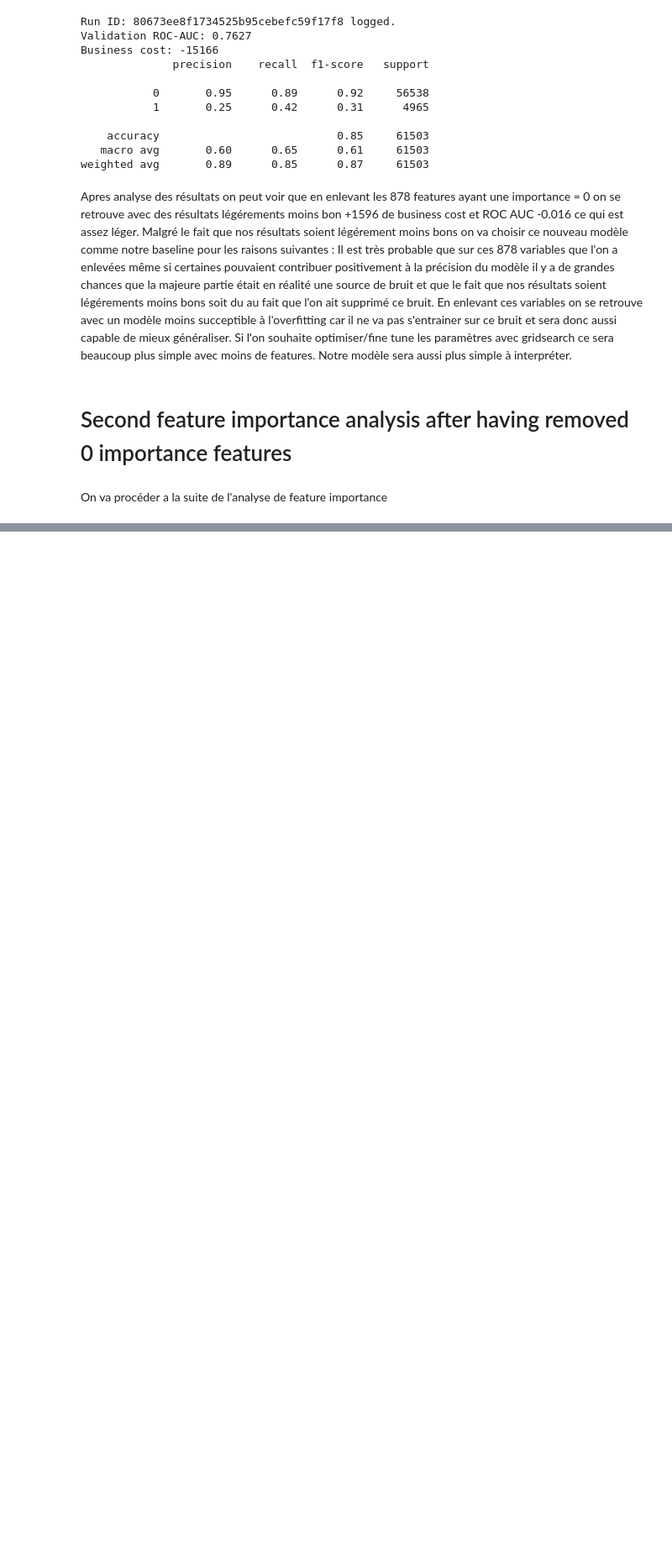
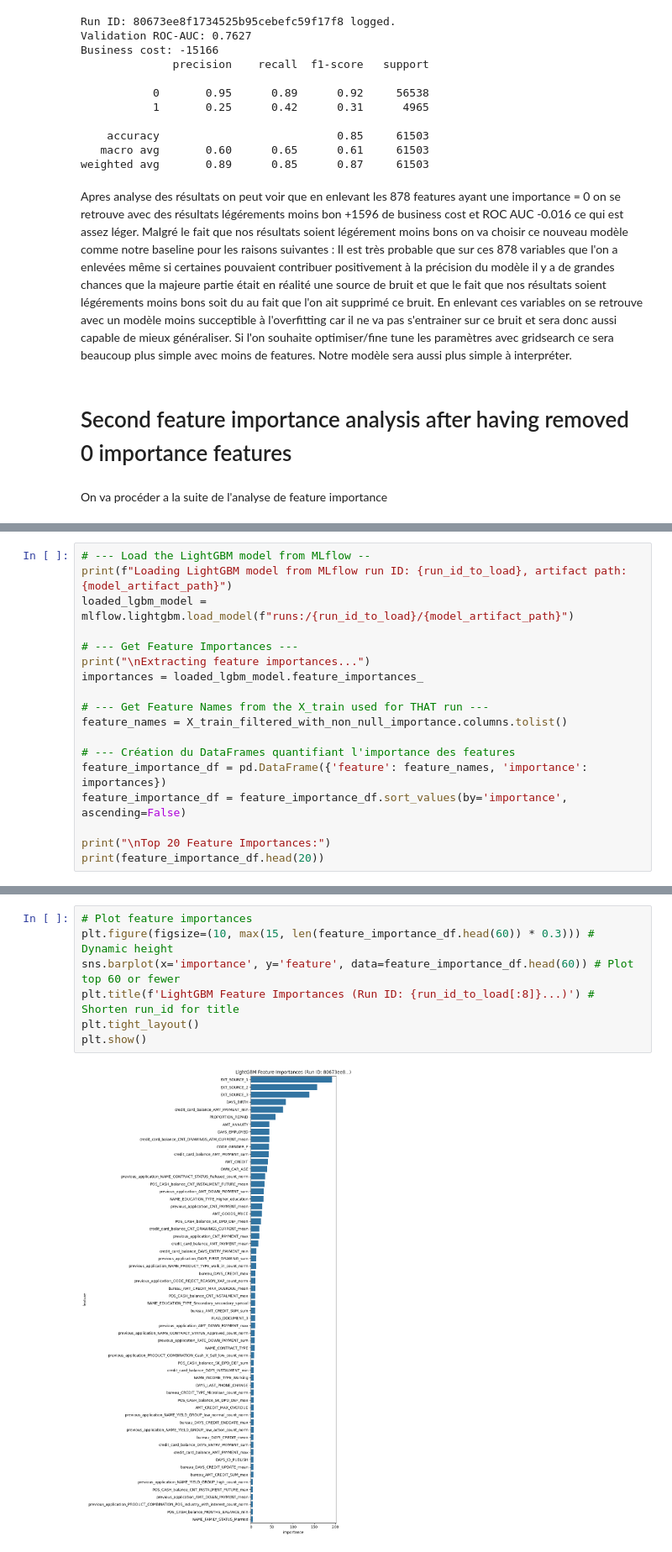
Before and after one commit to MalastarLC/Home_Credit_Project_Ver2, a Jupyter notebook: Projet_7_Analyse_Exploratoire_part_2.ipynb, the cells around one changed output, grey strips where cells are left out. Shown at 84% size. Drawn from its saved outputs; the diff is of its cells as text; blank space fills up the shorter version.

Commit message:
Feature importance analysis and SHAP plot done more fine tuning to come

```diff
--- a/Projet_7_Analyse_Exploratoire_part_2.ipynb
+++ b/Projet_7_Analyse_Exploratoire_part_2.ipynb
@@ -2174,0 +2182,18 @@ On va procéder a la suite de l'analyse de feature importance
+# %%
+# --- Load the LightGBM model from MLflow --
+print(f"Loading LightGBM model from MLflow run ID: {run_id_to_load}, artifact path: {model_artifact_path}")
+loaded_lgbm_model = mlflow.lightgbm.load_model(f"runs:/{run_id_to_load}/{model_artifact_path}")
+
+# --- Get Feature Importances ---
+print("\nExtracting feature importances...")
+importances = loaded_lgbm_model.feature_importances_
+
+# --- Get Feature Names from the X_train used for THAT run ---
+feature_names = X_train_filtered_with_non_null_importance.columns.tolist()
+
+# --- Création du DataFrames quantifiant l'importance des features
+feature_importance_df = pd.DataFrame({'feature': feature_names, 'importance': importances})
+feature_importance_df = feature_importance_df.sort_values(by='importance', ascending=False)
+
+print("\nTop 20 Feature Importances:")
+print(feature_importance_df.head(20))
@@ -2174,0 +2218,9 @@ On va procéder a la suite de l'analyse de feature importance
+# %%
+# Plot feature importances
+plt.figure(figsize=(10, max(15, len(feature_importance_df.head(60)) * 0.3))) # Dynamic height
+sns.barplot(x='importance', y='feature', data=feature_importance_df.head(60)) # Plot top 60 or fewer
+plt.title(f'LightGBM Feature Importances (Run ID: {run_id_to_load[:8]}...)') # Shorten run_id for title
+plt.tight_layout()
+plt.show()
+# %% [output]
+[figure, added]
```
Also changed, not shown: parts of 27 cells of this notebook, 50 other files.
